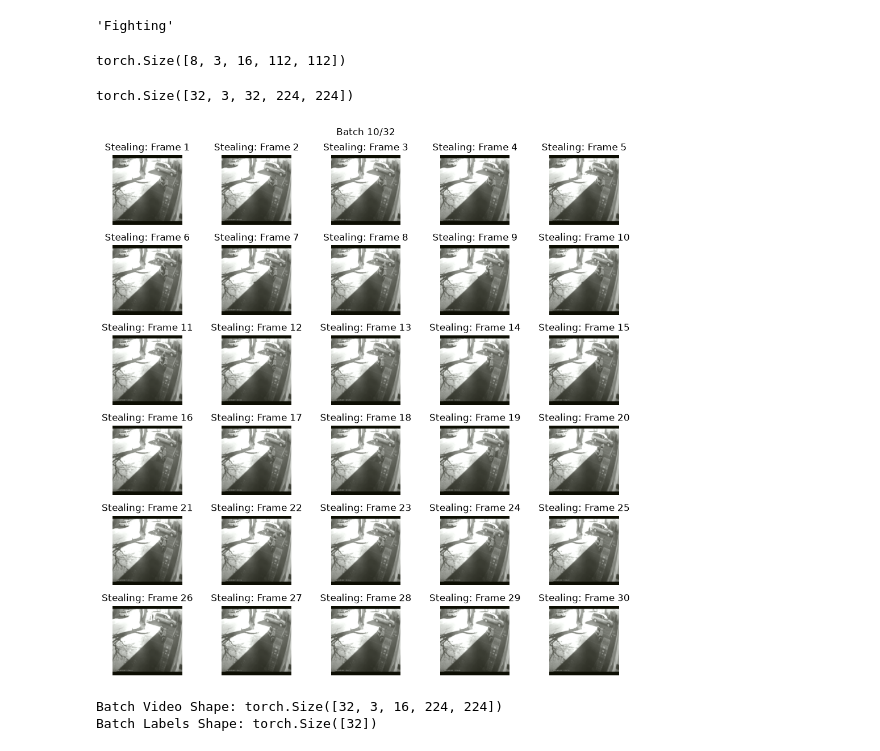
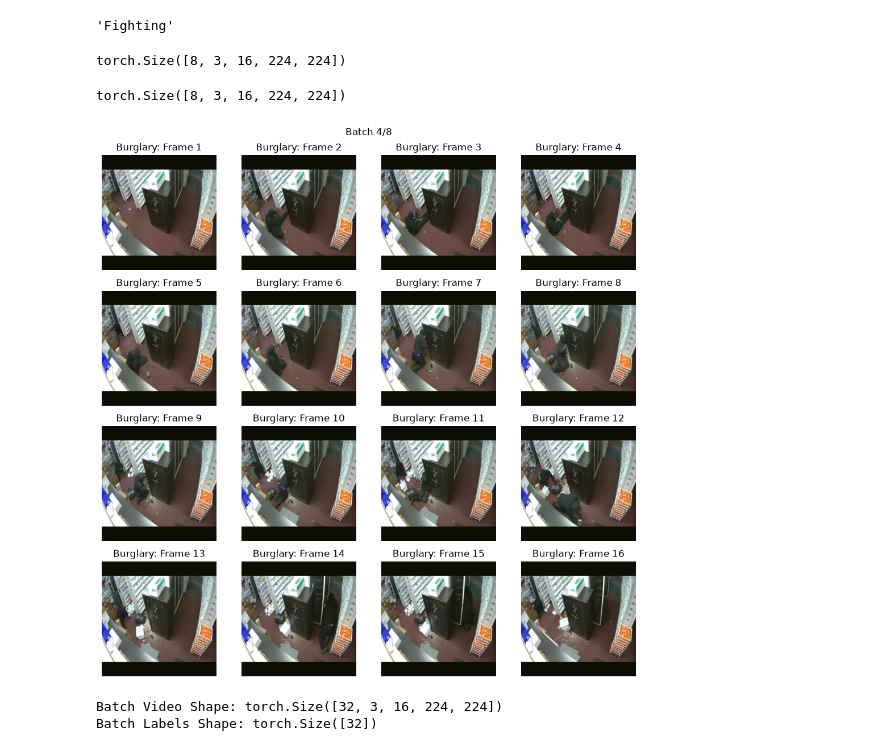
Before and after one commit to oliveirasamuel5959/master-degree-project, a Jupyter notebook: src/notebooks/20260707_dataset_dataloader.ipynb, the cells around one changed output. Drawn from its saved outputs; the diff is of its cells as text; code cells hidden in the pictures.

```diff
--- a/src/notebooks/20260707_dataset_dataloader.ipynb
+++ b/src/notebooks/20260707_dataset_dataloader.ipynb
@@ -141,8 +142,7 @@ class VideoDataset(Dataset):
       class_name = data.split("/")[0]
       file_name = data.split("/")[1]
       if file_name.lower().endswith(('.mp4', '.avi', '.mov', '.mkv')):
-        self.video_samples.append((os.path.join(TRAIN_TEST_DATA, class_name, file_name), self.class_to_idx[class_name]))
-        self.video_samples.append((os.path.join(cls_dir, file_name), self.class_to_idx[cls_name]))
+        self.video_samples.append((os.path.join(self.root_dir, class_name, file_name), self.class_to_idx[class_name]))
 
   def __len__(self):
     return len(self.video_samples)
@@ -171,6 +171,8 @@ class VideoDataset(Dataset):
       else:
         # Convert BGR (OpenCV default) to RGB
         frame = cv2.cvtColor(frame, cv2.COLOR_BGR2RGB)
+        frame = Image.fromarray(frame)
+
         if self.transform:
           frame = self.transform(frame)
 
@@ -200,26 +202,35 @@ train_files[:5]
 # %%
 # 1. Define Image/Frame transforms
 # Video classification models typically require ImageNet or Kinetics normalization scales.
-video_transforms = transforms.Compose([
-  transforms.ToPILImage(),
-  transforms.Resize((112, 112)),
-  transforms.ToTensor(),
-  transforms.Normalize(mean=[0.432, 0.394, 0.376], std=[0.228, 0.221, 0.216])
+
+import torchvision.transforms as T
+
+transform_train = T.Compose([
+  T.Resize((224, 224)),
+  T.ToTensor(),
+  T.Normalize(mean=[0.432, 0.394, 0.376], std=[0.228, 0.221, 0.216])
 ])
+
+transform_test = T.Compose([
+  T.Resize((224, 224)),
+  T.ToTensor(),
+  T.Normalize(mean=[0.432, 0.394, 0.376], std=[0.228, 0.221, 0.216])
+])
 # %%
+
 # 2. Instantiate Dataset
 train_dataset = VideoDataset(
   root_dir=TRAIN_TEST_DATA,
   data_files=train_files,
   num_frames=16,
-  transform=video_transforms
+  transform=transform_train
 )
 
-test_dataset = VideoDataset(
+val_dataset = VideoDataset(
   root_dir=TRAIN_TEST_DATA,
   data_files=test_files,
   num_frames=16,
-  transform=video_transforms
+  transform=transform_test
 )
 # %%
 video, label = train_dataset[0]
@@ -240,14 +251,14 @@ train_dataloader = DataLoader(train_dataset, batch_size=8, shuffle=True, num_wor
 video, label = next(iter(train_dataloader))
 print(video.shape)
 # %% [output]
-torch.Size([8, 3, 16, 112, 112])
+torch.Size([8, 3, 16, 224, 224])
 # %%
 # label_re = re.split(r"[0-9]+", label)[0]
 # label_re
 # %%
 video.shape
 # %% [output]
-torch.Size([32, 3, 32, 224, 224])
+torch.Size([8, 3, 16, 224, 224])
 # %%
 def video_dataloader_visualization(batch_of_videos, label, batch_num, normalized=False):
   # First video in the batch
@@ -257,7 +268,7 @@ def video_dataloader_visualization(batch_of_videos, label, batch_num, normalized
   # Move frames to first dimension
   sample = sample.permute(1, 2, 3, 0)   # (16, 224, 224, 3)
 
-  fig, axes = plt.subplots(6, 5, figsize=(10, 10))
+  fig, axes = plt.subplots(4, 4, figsize=(10, 10))
   fig.suptitle(f"Batch {batch_num}/{batch_of_videos.shape[0]}")
 
   for i, ax in enumerate(axes.flat):
@@ -277,9 +288,9 @@ def video_dataloader_visualization(batch_of_videos, label, batch_num, normalized
   plt.tight_layout()
   plt.show()
 # %%
-video_dataloader_visualization(video, label, 10, normalized=True)
+video_dataloader_visualization(video, label, 4, normalized=True)
 # %% [output]
-[figure, old version]
+[figure, new version]
 # %%
 for videos, labels in train_dataloader:
   print("Batch Video Shape:", videos.shape) # Expected: [Batch, Channels, Frames, Height, Width]
```
Also changed, not shown: parts of 2 cells of this notebook, 5 other files.
